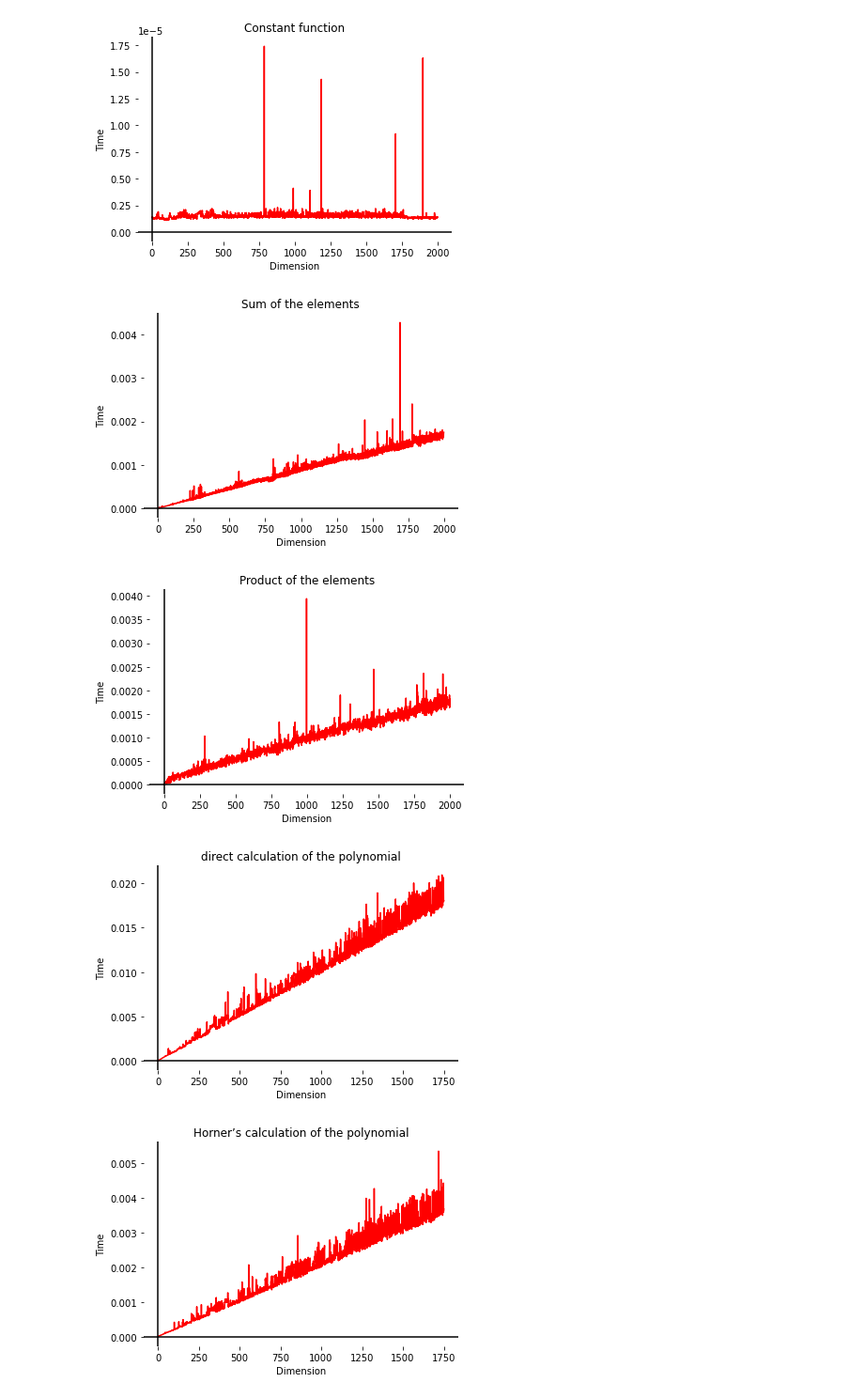
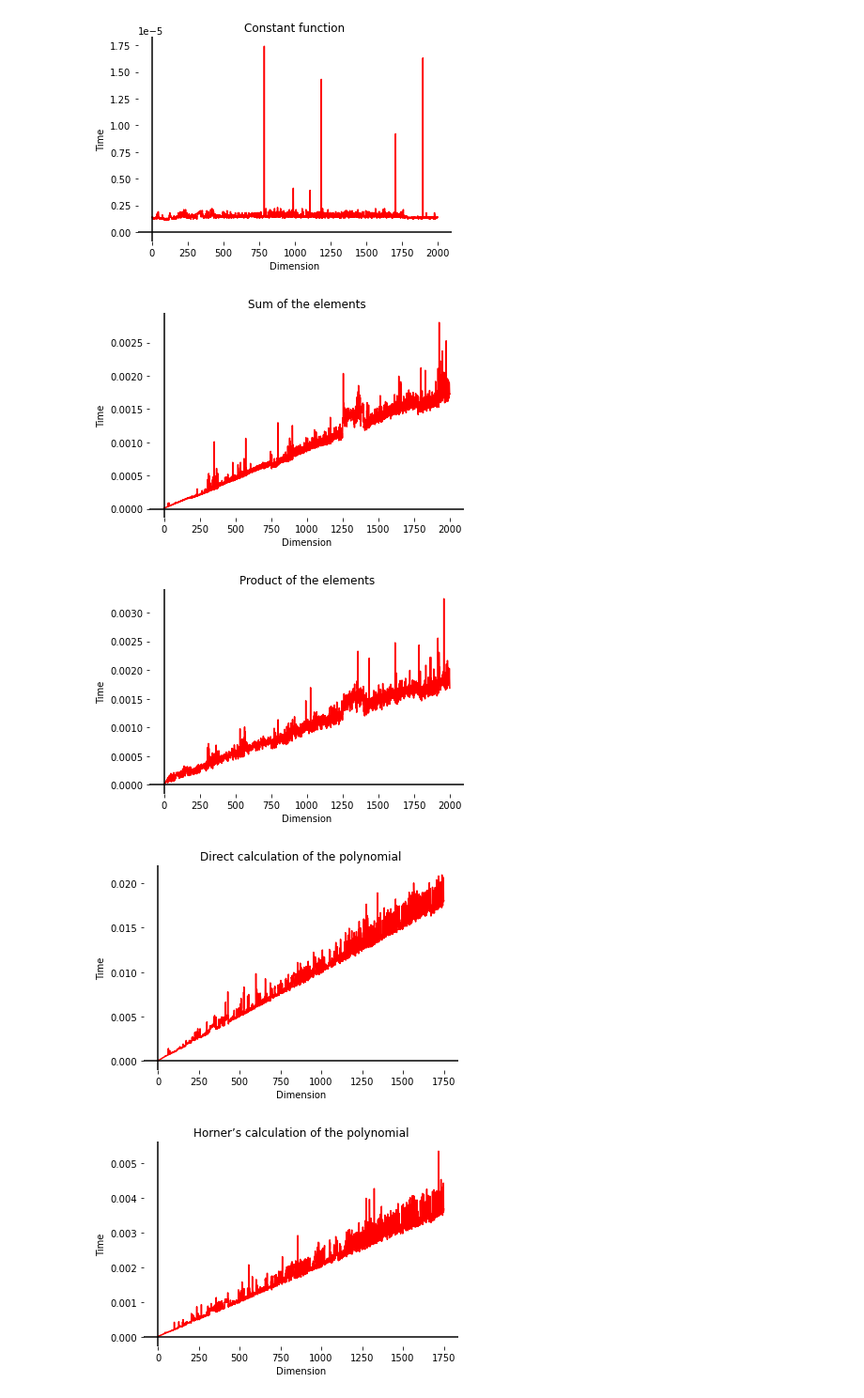
Before and after one commit to mdvdv/analysis-and-development-of-algorithms, a Jupyter notebook: TASK 1. EXPERIMENTAL TIME COMPLEXITY ANALYSIS/main.ipynb, the cells around one changed output. Shown: that part at 94% size. Saved outputs shown, nothing was run; the diff lists cells and outputs as text; code cells hidden in the pictures.

Commit message:
Added images

```diff
--- a/TASK 1. EXPERIMENTAL TIME COMPLEXITY ANALYSIS/main.ipynb
+++ b/TASK 1. EXPERIMENTAL TIME COMPLEXITY ANALYSIS/main.ipynb
@@ -92,7 +92,7 @@ for i in range(1, 2000):
     except:
         pass
 # %%
-df = pd.DataFrame()
+df = pd.read_csv('time.csv')
 array = np.array([])
 
 for i in range(1, 2000):
@@ -170,15 +170,15 @@ plot(df['constant_function'], 'Constant function')
 # %%
 plot(df['sum_function'], 'Sum of the elements')
 # %% [output]
-[figure, old version]
+[figure, new version]
 # %%
 plot(df['product_function'], 'Product of the elements')
 # %% [output]
-[figure, old version]
+[figure, new version]
 # %%
-plot(df['naive_function'], 'direct calculation of the polynomial')
+plot(df['naive_function'], 'Direct calculation of the polynomial')
 # %% [output]
-[figure, old version]
+[figure, new version]
 # %%
 plot(df['horner_function'], 'Horner’s calculation of the polynomial')
 # %% [output]
```
Also changed, not shown: parts of 1 cell of this notebook, 14 other files.
